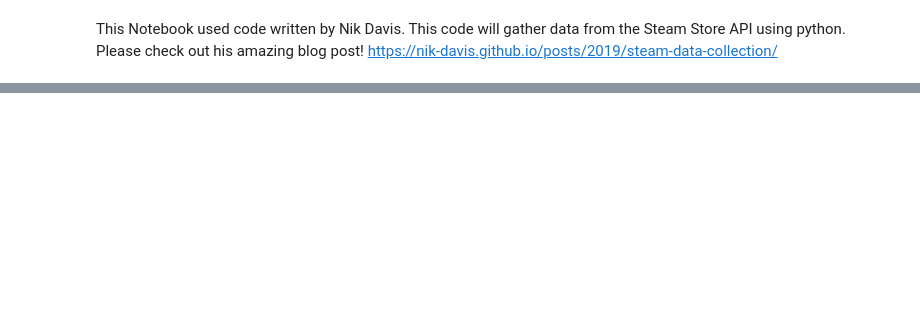
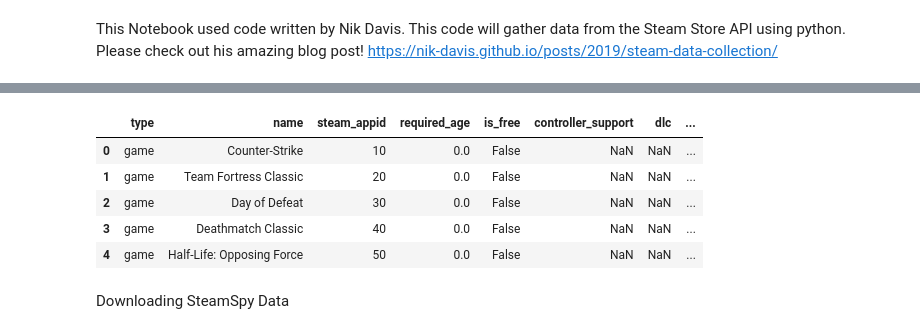
Before and after one commit to JEmmonsJR/nss_capstone, a Jupyter notebook: notebooks/nik.ipynb, the cells around one changed output, grey strips where cells are left out. Saved outputs shown, nothing was run; the diff lists cells and outputs as text; code cells hidden in the pictures; blank space fills up the shorter version.

Commit message:
Initial Data Gathered

```diff
--- a/notebooks/nik.ipynb
+++ b/notebooks/nik.ipynb
@@ -54,0 +307,13 @@ def get_request(url, parameters=None):
+# %%
+
+# inspect downloaded data
+pd.read_csv('../data/download/steam_app_data.csv').head()
+# %% [output]
+|  | type | name | steam_appid | required_age | is_free | controller_support | dlc | ... |
+| 0 | game | Counter-Strike | 10 | 0.0 | False | NaN | NaN | ... |
+| 1 | game | Team Fortress Classic | 20 | 0.0 | False | NaN | NaN | ... |
+| 2 | game | Day of Defeat | 30 | 0.0 | False | NaN | NaN | ... |
+| 3 | game | Deathmatch Classic | 40 | 0.0 | False | NaN | NaN | ... |
+| 4 | game | Half-Life: Opposing Force | 50 | 0.0 | False | NaN | NaN | ... |
+# %% [markdown]
+Downloading SteamSpy Data
```
Also changed, not shown: parts of 9 cells of this notebook.
